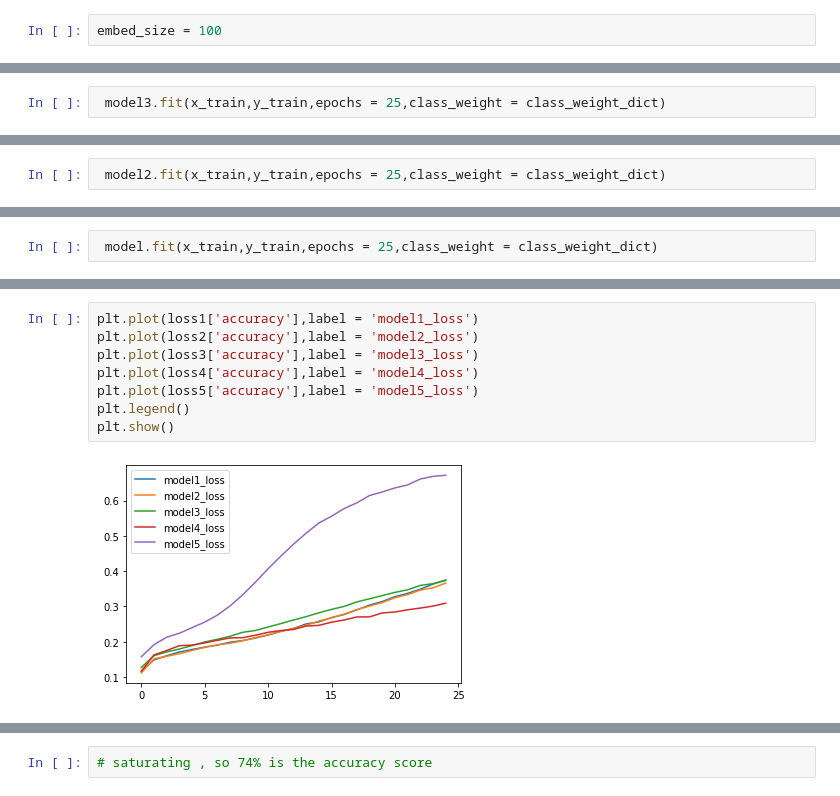
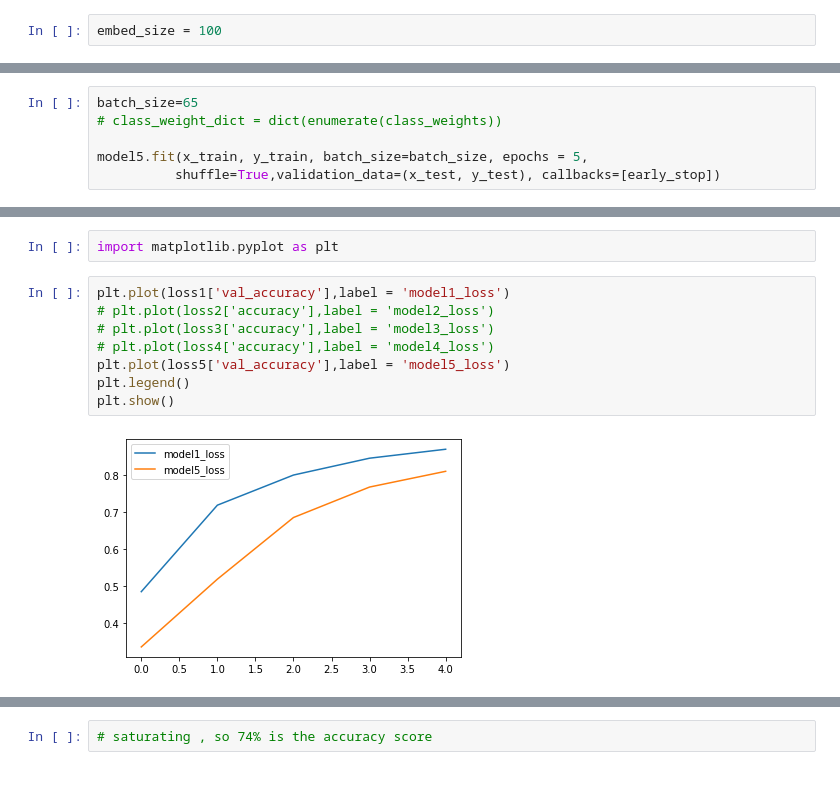
Before and after one commit to Chinmaynagori2/emoji_suggestor, a Jupyter notebook: model/Untitled.ipynb, the cells around one changed output, grey strips where cells are left out. Drawn from its saved outputs; the diff is of its cells as text.

```diff
--- a/model/Untitled.ipynb
+++ b/model/Untitled.ipynb
@@ -603,2 +646,0 @@ Epoch 25/25
-# %%
- model3.fit(x_train,y_train,epochs = 25,class_weight = class_weight_dict)
@@ -624,2 +646,0 @@ Epoch 25/25
-# %%
- model2.fit(x_train,y_train,epochs = 25,class_weight = class_weight_dict)
@@ -645,2 +646,0 @@ Epoch 25/25
-# %%
- model.fit(x_train,y_train,epochs = 25,class_weight = class_weight_dict)
@@ -665,0 +647,6 @@ Epoch 25/25
+# %%
+batch_size=65
+# class_weight_dict = dict(enumerate(class_weights))
+
+model5.fit(x_train, y_train, batch_size=batch_size, epochs = 5,
+          shuffle=True,validation_data=(x_test, y_test), callbacks=[early_stop])
@@ -672,10 +711,12 @@ loss5 = pd.DataFrame(model5.history.history)
+# %%
+import matplotlib.pyplot as plt
 # %%
-plt.plot(loss1['accuracy'],label = 'model1_loss')
-plt.plot(loss2['accuracy'],label = 'model2_loss')
-plt.plot(loss3['accuracy'],label = 'model3_loss')
-plt.plot(loss4['accuracy'],label = 'model4_loss')
-plt.plot(loss5['accuracy'],label = 'model5_loss')
+plt.plot(loss1['val_accuracy'],label = 'model1_loss')
+# plt.plot(loss2['accuracy'],label = 'model2_loss')
+# plt.plot(loss3['accuracy'],label = 'model3_loss')
+# plt.plot(loss4['accuracy'],label = 'model4_loss')
+plt.plot(loss5['val_accuracy'],label = 'model5_loss')
 plt.legend()
 plt.show()
 # %% [output]
-[figure, old version]
+[figure, new version]
```
Also changed, not shown: parts of 145 cells of this notebook, 1 other file.
